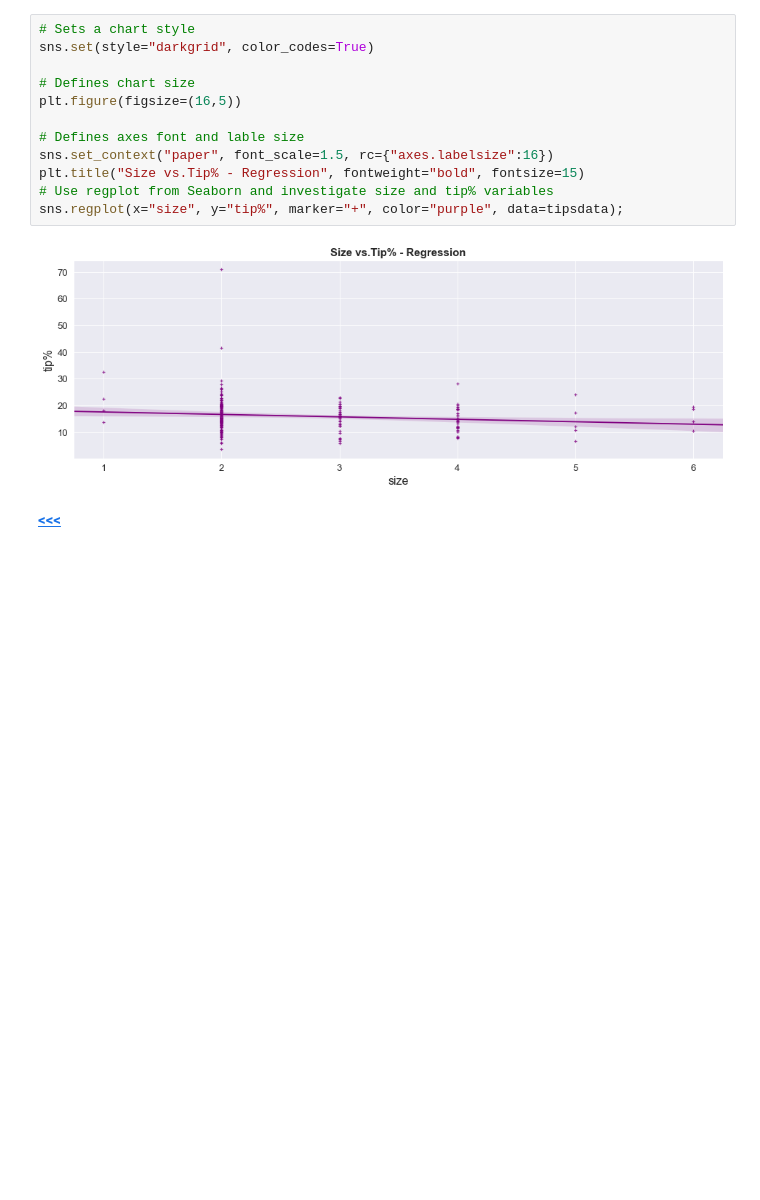
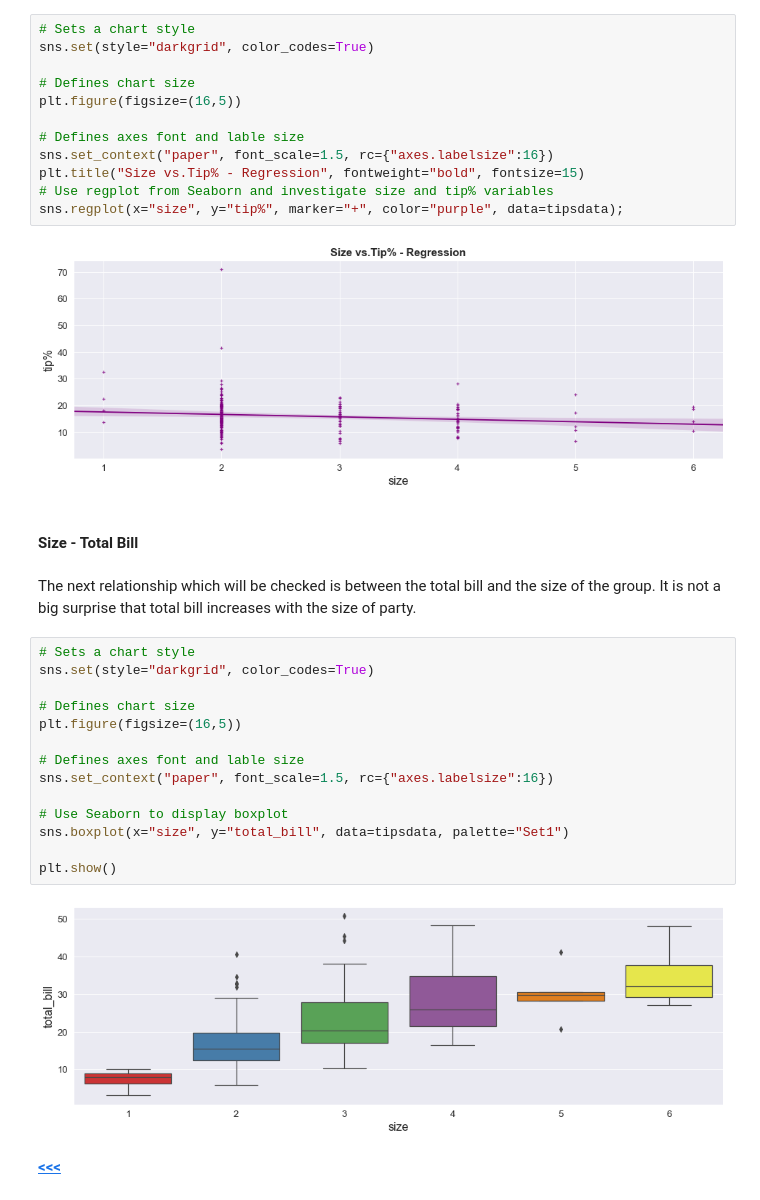
Before and after one commit to G00376332/52446_Project, a Jupyter notebook: Tips_Project.ipynb, the cells around one changed output. Cells and saved outputs as stored; diff of their text form; blank space fills up the shorter version.

Commit message:
Update Analyse section new chart added

```diff
--- a/Tips_Project.ipynb
+++ b/Tips_Project.ipynb
@@ -525,6 +525,27 @@ plt.title("Size vs.Tip% - Regression", fontweight="bold", fontsize=15)
 sns.regplot(x="size", y="tip%", marker="+", color="purple", data=tipsdata);
 # %% [output]
 [figure]
+# %% [markdown]
+#### Size - Total Bill
+# %% [markdown]
+The next relationship which will be checked is between the total bill and the size of the group.
+It is not a big surprise that total bill increases with the size of party.
+# %%
+# Sets a chart style
+sns.set(style="darkgrid", color_codes=True)
+
+# Defines chart size
+plt.figure(figsize=(16,5))
+
+# Defines axes font and lable size
+sns.set_context("paper", font_scale=1.5, rc={"axes.labelsize":16})
+
+# Use Seaborn to display boxplot
+sns.boxplot(x="size", y="total_bill", data=tipsdata, palette="Set1")
+
+plt.show()
+# %% [output]
+[figure, added]
 # %% [markdown]
 [**<<<**](#table)
 # %% [markdown]
```
